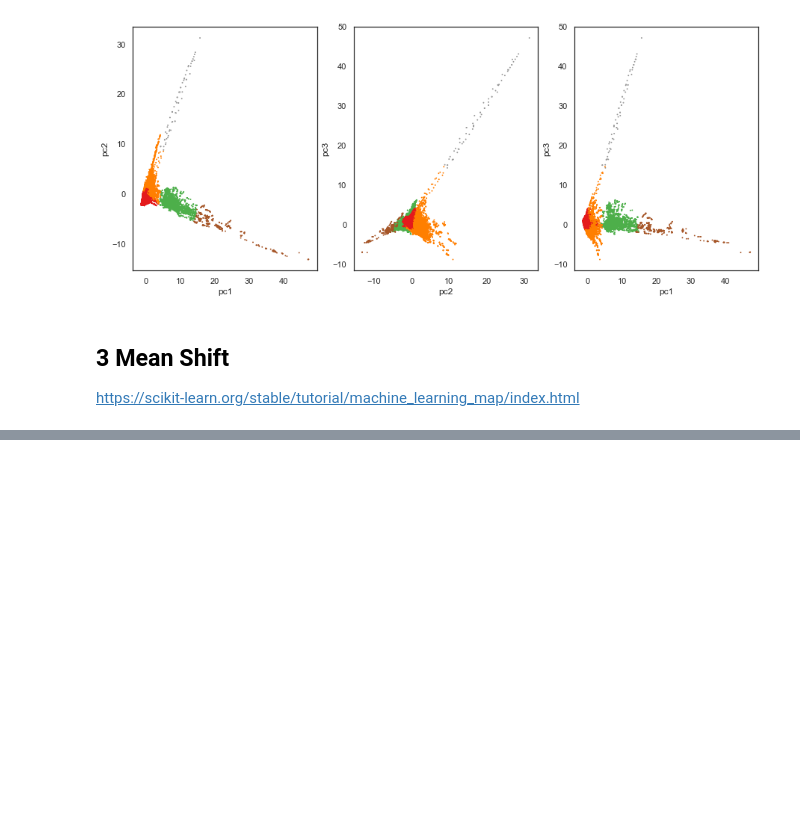
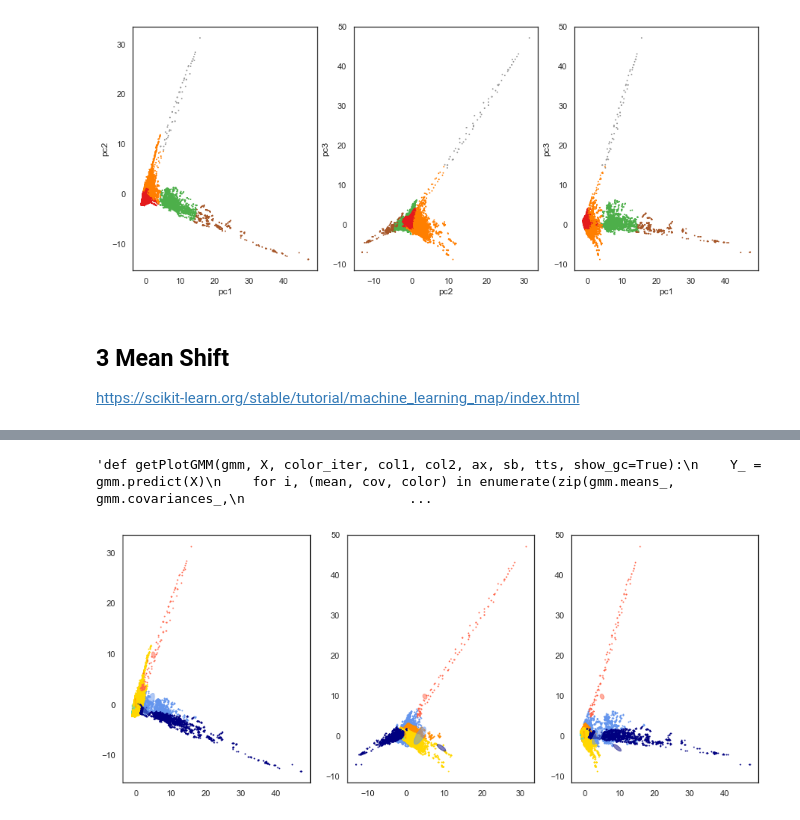
Before and after one commit to valeporti/stg_ete, a Jupyter notebook: test_1.ipynb, the cells around one changed output, grey strips where cells are left out. Drawn from its saved outputs; the diff is of its cells as text; code cells hidden in the pictures; blank space fills up the shorter version.

```diff
--- a/test_1.ipynb
+++ b/test_1.ipynb
@@ -630,0 +651,3 @@ number of estimated clusters : 71
+# %%
+dpgmm = BayesianGaussianMixture(n_components=6,
+                                        covariance_type='full').fit(X)
@@ -630,0 +675,64 @@ number of estimated clusters : 71
+# %%
+def plot_results(X, Y, means, covariances, ax, col1, col2, color_iter):
+
+    for i, (mean, covar, color) in enumerate(zip(
+            means, covariances, color_iter)):
+        v, w = linalg.eigh(covar)
+        v = 2. * np.sqrt(2.) * np.sqrt(v)
+        u = w[0] / linalg.norm(w[0])
+        # as the DP will not use every component it has access to
+        # unless it needs it, we shouldn't plot the redundant
+        # components.
+        if not np.any(Y == i):
+            continue
+        ax.scatter(X[Y == i, col1], X[Y == i, col2], .8, color=color)
+
+        # Plot an ellipse to show the Gaussian component
+        angle = np.arctan(u[1] / u[0])
+        angle = 180. * angle / np.pi  # convert to degrees
+        ell = mpl.patches.Ellipse(mean, v[0], v[1], 180. + angle, color=color)
+        ell.set_clip_box(ax.bbox)
+        ell.set_alpha(0.5)
+        ax.add_artist(ell)
+
+"""def getPlotGMM(gmm, X, color_iter, col1, col2, ax, sb, tts, show_gc=True):
+    Y_ = gmm.predict(X)
+    for i, (mean, cov, color) in enumerate(zip(gmm.means_, gmm.covariances_,
+                                           color_iter)):
+        v, w = linalg.eigh(cov)
+        if not np.any(Y_ == i):
+            continue
+        ax.scatter(X[Y_ == i, col1], X[Y_ == i, col2], .8, color=color)
+        ax.set_xlabel(titles[col1])
+        ax.set_ylabel(titles[col2])
+
+        if not show_gc: continue
+        # Plot an ellipse to show the Gaussian component
+        angle = np.arctan2(w[0][1], w[0][0])
+        angle = 180. * angle / np.pi  # convert to degrees
+        v = 2. * np.sqrt(2.) * np.sqrt(v)
+        ell = mpl.patches.Ellipse(mean, v[0], v[1], 180. + angle, color=color)
+        ell.set_clip_box(ax.bbox)
+        ell.set_alpha(.5)
+        ax.add_artist(ell)
+
+fig, ax = plt.subplots(1, 3, figsize=(15, 6))
+getPlotGMM(best_gmm, X, color_iter, 0, 1, ax[0], titles, fig)
+getPlotGMM(best_gmm, X, color_iter, 1, 2, ax[1], titles, fig)
+getPlotGMM(best_gmm, X, color_iter, 0, 2, ax[2], titles, fig)
+plt.show()
+fig.clf()
+plt.close()"""
+# %% [output]
+'def getPlotGMM(gmm, X, color_iter, col1, col2, ax, sb, tts, show_gc=True):\n    Y_ = gmm.predict(X)\n    for i, (mean, cov, color) in enumerate(zip(gmm.means_, gmm.covariances_,\n                     ...
+# %%
+fig, ax = plt.subplots(1, 3, figsize=(15, 6))
+
+plot_results(X, dpgmm.predict(X), dpgmm.means_, dpgmm.covariances_, ax[0], 0, 1, color_iter)
+plot_results(X, dpgmm.predict(X), dpgmm.means_, dpgmm.covariances_, ax[1], 1, 2, color_iter)
+plot_results(X, dpgmm.predict(X), dpgmm.means_, dpgmm.covariances_, ax[2], 0, 2, color_iter)
+plt.show()
+fig.clf()
+plt.close()
+# %% [output]
+[figure, added]
```
Also changed, not shown: parts of 11 cells of this notebook.
